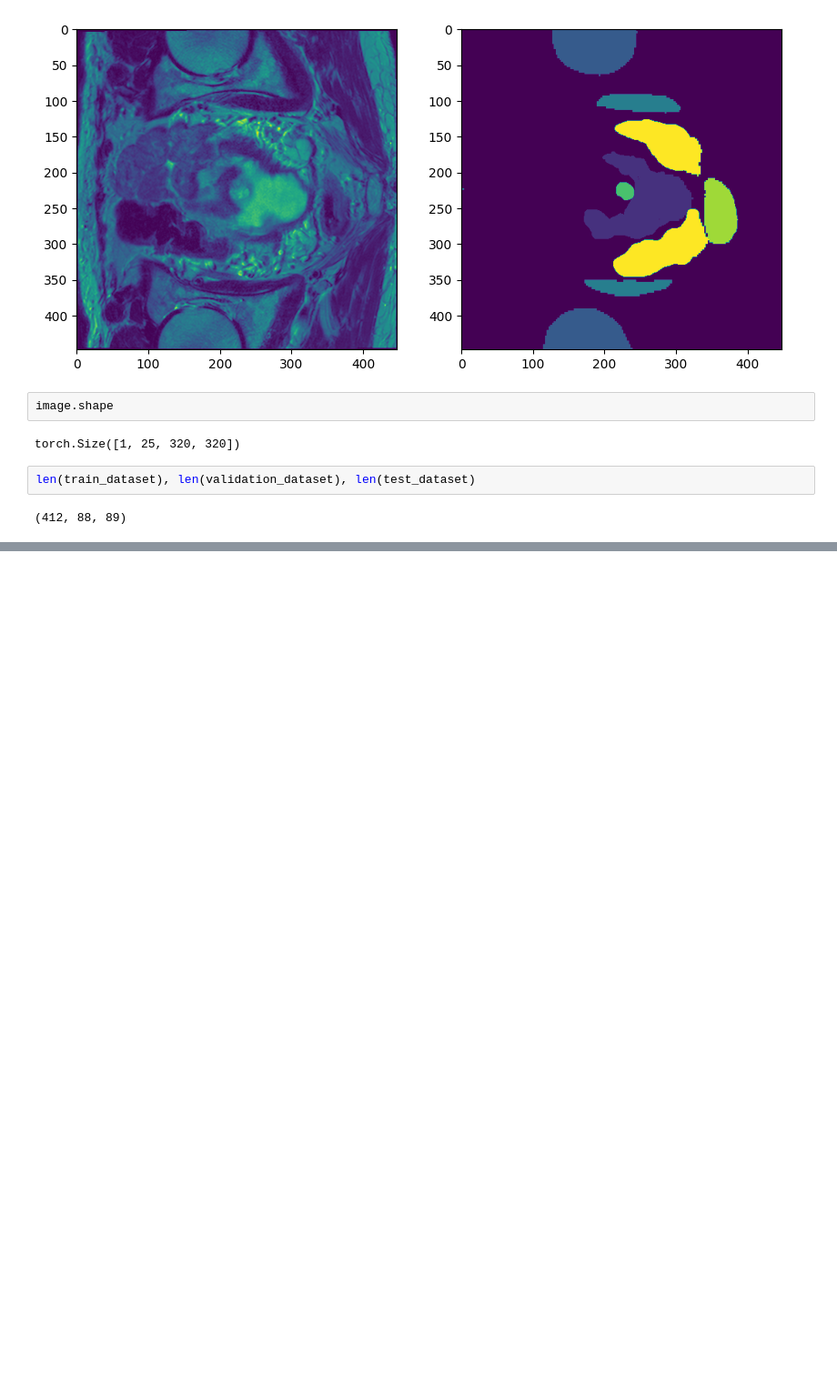
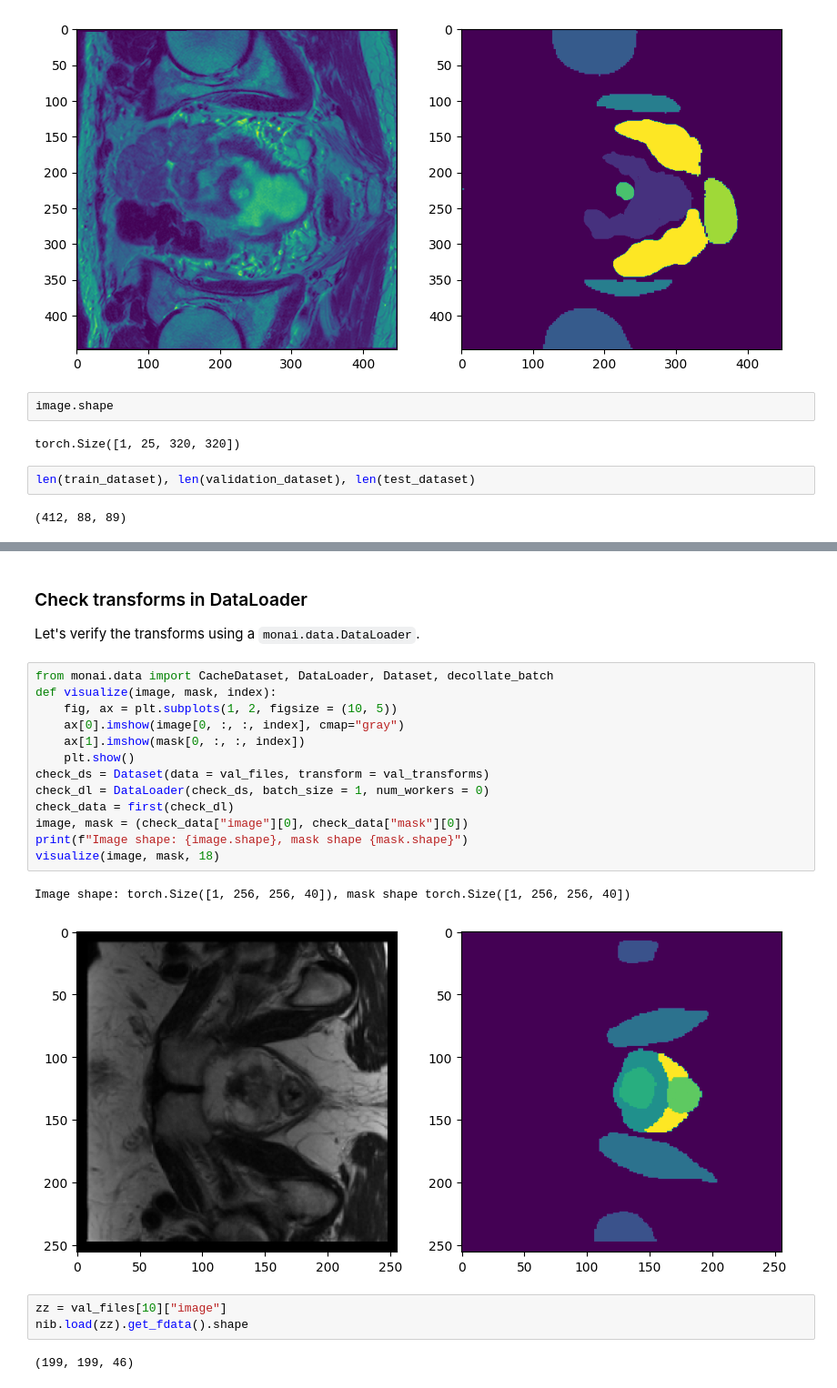
Before and after one commit to R-icntay/ml_cw2, a Jupyter notebook: multi_task_learning/unet.ipynb, the cells around one changed output, grey strips where cells are left out. Shown at 91% size. Cells and saved outputs as stored; diff of their text form; blank space fills up the shorter version.

```diff
--- a/multi_task_learning/unet.ipynb
+++ b/multi_task_learning/unet.ipynb
@@ -962,0 +1024,25 @@ np.expand_dims(image_data, axis=0).shape
+# %% [markdown]
+### Check transforms in DataLoader
+
+Let's verify the transforms using a `monai.data.DataLoader`.
+# %%
+from monai.data import CacheDataset, DataLoader, Dataset, decollate_batch
+def visualize(image, mask, index):
+    fig, ax = plt.subplots(1, 2, figsize = (10, 5))
+    ax[0].imshow(image[0, :, :, index], cmap="gray")
+    ax[1].imshow(mask[0, :, :, index])
+    plt.show()
+check_ds = Dataset(data = val_files, transform = val_transforms)
+check_dl = DataLoader(check_ds, batch_size = 1, num_workers = 0)
+check_data = first(check_dl)
+image, mask = (check_data["image"][0], check_data["mask"][0])
+print(f"Image shape: {image.shape}, mask shape {mask.shape}")
+visualize(image, mask, 18)
+# %% [output]
+Image shape: torch.Size([1, 256, 256, 40]), mask shape torch.Size([1, 256, 256, 40])
+[figure, added]
+# %%
+zz = val_files[10]["image"]
+nib.load(zz).get_fdata().shape
+# %% [output]
+(199, 199, 46)
```
Also changed, not shown: parts of 18 cells of this notebook.
